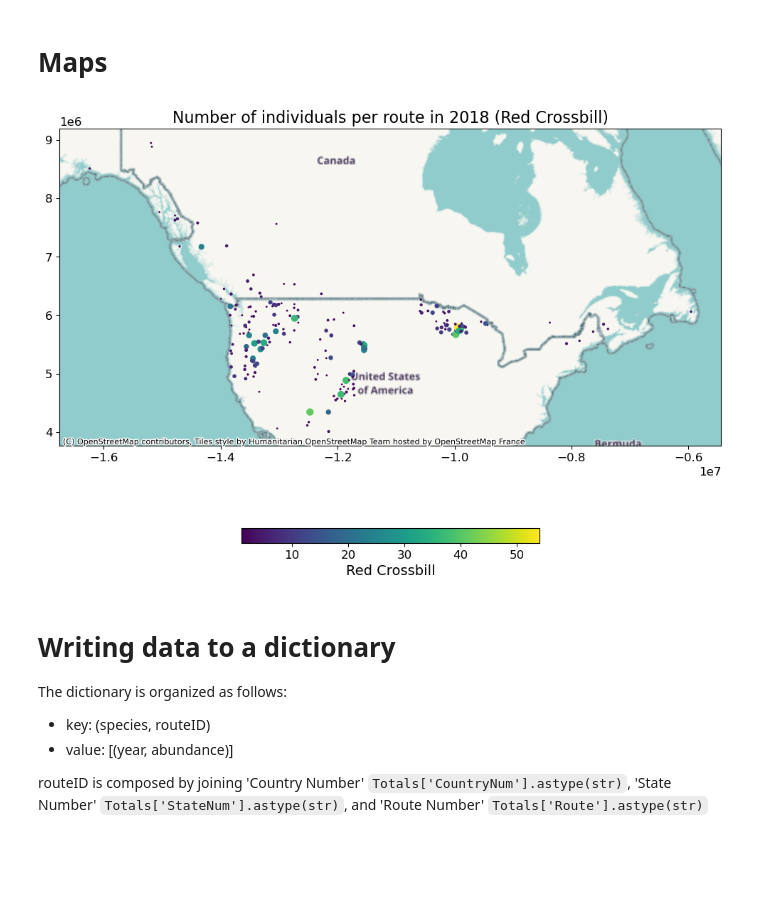
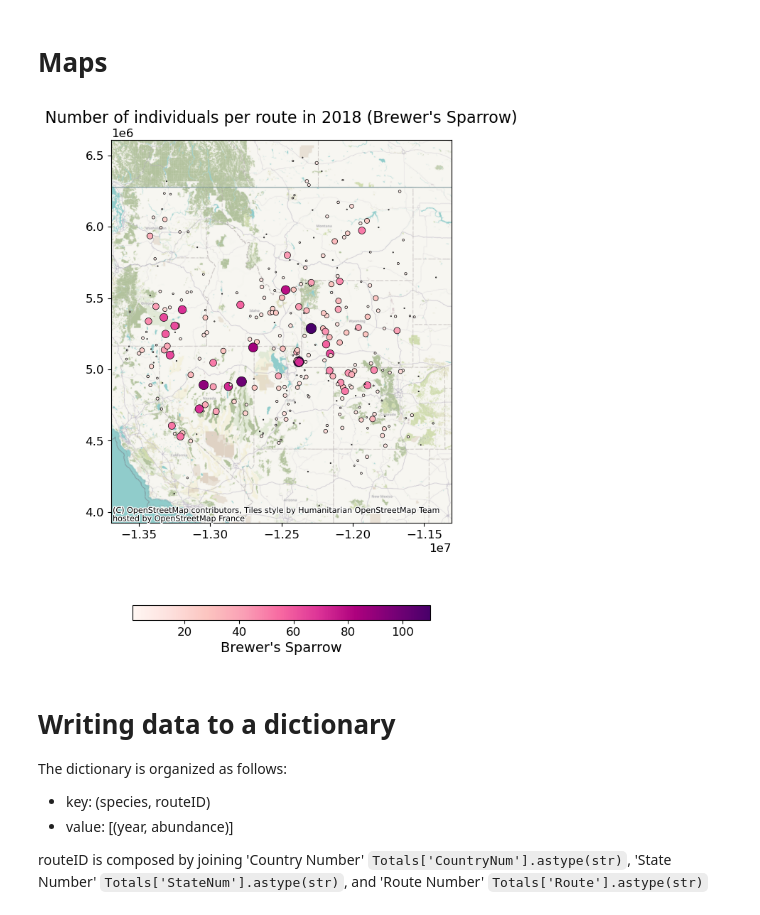
Before and after one commit to horaciosamaniego/bbs, a Jupyter notebook: ts_processing.ipynb, the cells around one changed output. Saved outputs shown, nothing was run; the diff lists cells and outputs as text; code cells hidden in the pictures; blank space fills up the shorter version.

```diff
--- a/ts_processing.ipynb
+++ b/ts_processing.ipynb
@@ -304,35 +336,35 @@ The most abundant bird species in the U.S. can vary by region and year, but base
 | 9    | Barn Swallow          | 6130  | *Hirundo rustica*         | Long-distance migrant, often nests on human-made structures.                             |
 | 10   | House Sparrow         | 6882  | *Passer domesticus*       | Introduced species, extremely abundant in urban and suburban areas.                      |
 # %%
-spp = 7250
+spp = 5620
 sppname = get_spp_name(spp,spps)['Common Name']
 sciname = get_spp_name(spp,spps)['spp']
 
 # histograms of routes and individuals per year
-fig, axs = plt.subplots( nrows=2,ncols=2, figsize=(20, 10))
+fig, axs = plt.subplots( nrows=2,ncols=2, figsize=(15, 9))
 Totals[(Totals['AOU']==spp) ][['Year','ruta']].groupby('Year').count().reset_index()['ruta'].plot.hist(
-    density=False,alpha=.5,ax=axs[0,0])
-Totals[(Totals['AOU']==spp) ][['Year','Number of individuals']].groupby('Year').sum().reset_index()['Number of individuals'].plot.hist(
-    density=False,alpha=.5,ax=axs[0,1])
+    density=False,alpha=.5,ax=axs[0,0], edgecolor='black', linewidth=1.2)
+Totals[(Totals['AOU']==spp) ][['Year','Number of individuals']].groupby('Year').sum().reset_index()['Number of individuals'].plot.hist(density=False,alpha=.5,ax=axs[0,1], edgecolor='black', linewidth=1.2)
 
-axs[0,0].text(0.7,18.5,"years: 1966 - 2023",fontsize=16, bbox=dict(facecolor='grey', alpha=0.2))
+axs[0,0].text(0.03,0.9,"years: 1966 - 2023",fontsize=16, bbox=dict(facecolor='grey', alpha=0.2, boxstyle='round,pad=.4')
+              ,transform = axs[0,0].transAxes)
 axs[0,0].set_xlabel('')
 axs[0,1].set_xlabel('')
 fig.suptitle(sppname+' - ('+sciname+')')
 
 
 Totals[(Totals['AOU']==spp) & (Totals['Year'] > 1996)][['Year','ruta']].groupby('Year').count().reset_index()['ruta'].plot.hist(
-    density=False,alpha=.5,ax=axs[1,0])
-Totals[(Totals['AOU']==spp) & (Totals['Year'] > 1996) ][['Year','Number of individuals']].groupby('Year').sum().reset_index()['Number of individuals'].plot.hist(
-    density=False,alpha=.5,ax=axs[1,1])
+    density=False,alpha=.5,ax=axs[1,0], edgecolor='black', linewidth=1.2)
+Totals[(Totals['AOU']==spp) & (Totals['Year'] > 1996) ][['Year','Number of individuals']].groupby('Year').sum().reset_index()['Number of individuals'].plot.hist( density=False,alpha=.5,ax=axs[1,1], edgecolor='black', linewidth=1.2)
 
-axs[1,0].text(1820,6.5,"years: 1997 - 2023",fontsize=16, bbox=dict(facecolor='grey', alpha=0.2))
+axs[1,0].text(0.03,0.9,"years: 1997 - 2023",fontsize=16, bbox=dict(facecolor='grey', alpha=0.2, boxstyle='round,pad=.4'),
+              transform = axs[1,0].transAxes)
 axs[1,0].set_xlabel('Routes per year')
 axs[1,1].set_xlabel('Individuals per year')
 
 
 # time series of routes and individuals per year
-fig,axs = plt.subplots( nrows=2,ncols=1, figsize=(20, 7))
+fig,axs = plt.subplots( nrows=2,ncols=1, figsize=(15, 7))
 # Totals[(Totals['AOU']==spp) & (Totals['Year'] > 1996)][['Year','ruta']].groupby('Year').count()
 
 Totals[(Totals['AOU']==spp) & (Totals['Year'] > 1996)][['Year','ruta']].groupby('Year').count().plot(
@@ -341,7 +373,7 @@ Totals[(Totals['AOU']==spp) & (Totals['Year'] > 1996)][['Year','ruta']].groupby(
 Totals[(Totals['AOU']==spp) & (Totals['Year']>1996)][['Year','Number of individuals']].groupby('Year').sum().plot(
     kind='line', linestyle='-', marker='o', legend='', color='darkgreen', ax=axs[1])
 axs[1].set_ylabel('Individuals')
-axs[0].set_ylabel('Number of Routes')
+axs[0].set_ylabel('Routes')
 axs[0].set_xlabel('')
 axs[0].set_xticklabels([])
 # %% [output]
@@ -369,29 +401,29 @@ NameError: name 'plt' is not defined
 # %%
 import geopandas as gpd
 import contextily as ctx
 
 yr  = 2018 # Plot the number of individuals per route for the specified species in 2022
 
 subTotals = Totals[Totals['AOU']==spp][['Year','ruta','Longitude','Latitude','Number of individuals']]
 # Totals.columns
 geototals = gpd.GeoDataFrame(
     subTotals, geometry=gpd.points_from_xy(subTotals.Longitude, subTotals.Latitude), crs="EPSG:4326"
 )
 
 
 geototals = geototals.to_crs(epsg=3857)
 
 # ax = df_wm.plot(figsize=(10, 10), alpha=0.5, edgecolor="k")
-ax = geototals[geototals['Year']==yr].plot('Number of individuals', cmap='viridis',  markersize='Number of individuals',
+ax = geototals[geototals['Year']==yr].plot('Number of individuals', cmap='RdPu',  markersize='Number of individuals', ec='k',lw=0.5,
                                              legend=True,
                                              legend_kwds={'shrink': 0.45,'label':sppname,'orientation': 'horizontal'},  # Adjust the shrink value (e.g., 0.5 for 50%)
-                                             figsize=(12, 10),
+                                             figsize=(12, 10)
                                              )
 # cbar = plt.colorbar(shrink=0.75)
 ax.set_title('Number of individuals per route in '+str(yr)+' ('+sppname+')')
 ctx.add_basemap(ax)
 # %% [output]
-[figure, old version]
+[figure, new version]
 # %% [markdown]
 # Writing data to a dictionary
 
```
Also changed, not shown: parts of 17 cells of this notebook, 1 other file.
